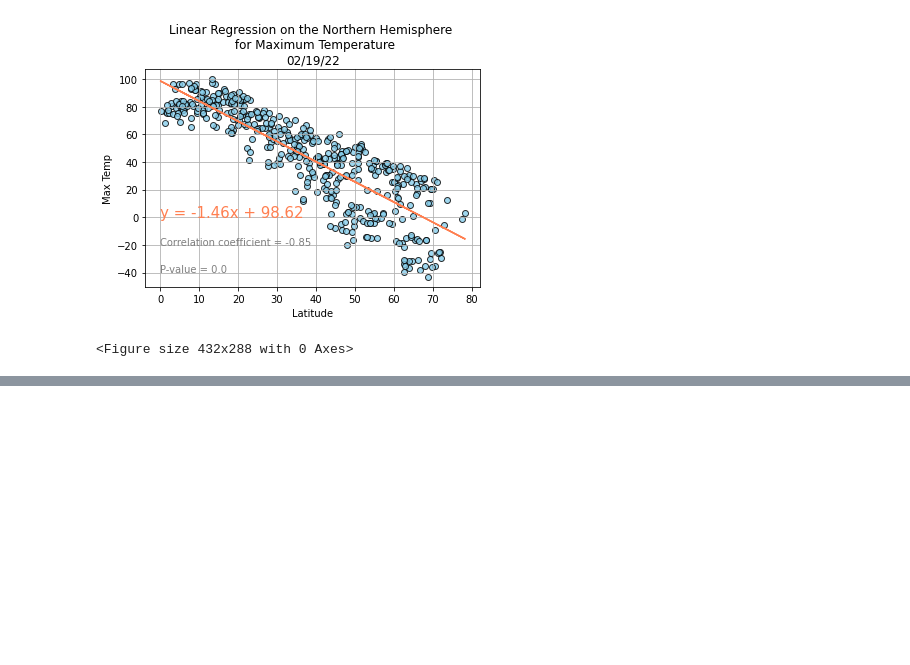
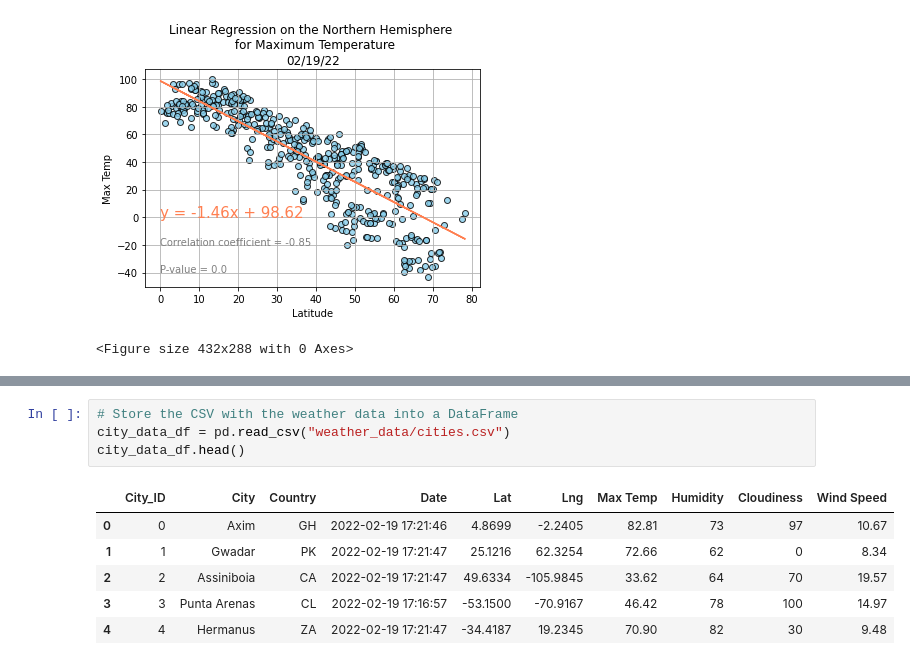
Before and after one commit to Aigerim-Zh/World-Weather-Analysis, a Jupyter notebook: WeatherPy.ipynb, the cells around one changed output, grey strips where cells are left out. Cells and saved outputs as stored; diff of their text form; blank space fills up the shorter version.

```diff
--- a/WeatherPy.ipynb
+++ b/WeatherPy.ipynb
@@ -508,0 +519,11 @@ plt.savefig("weather_data/Latitude vs. Wind Speed_South.png")
+# %%
+# Store the CSV with the weather data into a DataFrame
+city_data_df = pd.read_csv("weather_data/cities.csv")
+city_data_df.head()
+# %% [output]
+|  | City_ID | City | Country | Date | Lat | Lng | Max Temp | Humidity | Cloudiness | Wind Speed |
+| 0 | 0 | Axim | GH | 2022-02-19 17:21:46 | 4.8699 | -2.2405 | 82.81 | 73 | 97 | 10.67 |
+| 1 | 1 | Gwadar | PK | 2022-02-19 17:21:47 | 25.1216 | 62.3254 | 72.66 | 62 | 0 | 8.34 |
+| 2 | 2 | Assiniboia | CA | 2022-02-19 17:21:47 | 49.6334 | -105.9845 | 33.62 | 64 | 70 | 19.57 |
+| 3 | 3 | Punta Arenas | CL | 2022-02-19 17:16:57 | -53.1500 | -70.9167 | 46.42 | 78 | 100 | 14.97 |
+| 4 | 4 | Hermanus | ZA | 2022-02-19 17:21:47 | -34.4187 | 19.2345 | 70.90 | 82 | 30 | 9.48 |
```
Also changed, not shown: parts of 78 cells of this notebook, 3 other files.
